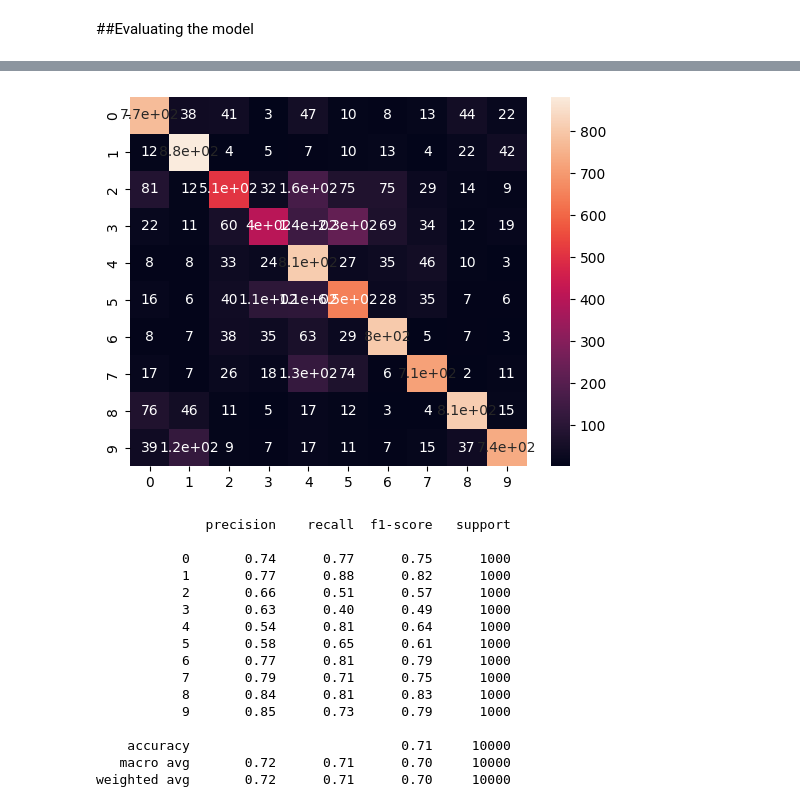
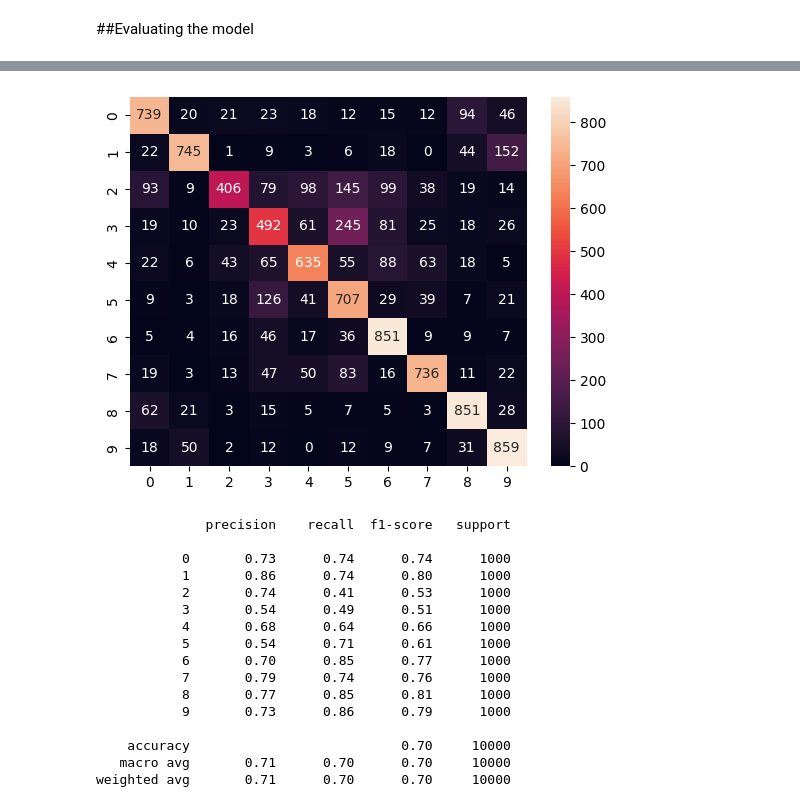
Before and after one commit to nikopedraza/EGCP597-AI-ML-on-Hardware, a Jupyter notebook: ECE_Discussion_497_597.ipynb, the cells around one changed output, grey strips where cells are left out. Cells and saved outputs as stored; diff of their text form; code cells hidden in the pictures.

Commit message:
Updated in discussion class test script with the one supposedly has no easter eggs (for regerence)-Niko

```diff
--- a/ECE_Discussion_497_597.ipynb
+++ b/ECE_Discussion_497_597.ipynb
@@ -72,7 +84,7 @@ To complete the model, you will feed the last output tensor from the convolution
 # %%
 model.add(layers.Flatten())
 model.add(layers.Dense(64, activation='relu'))
-model.add(layers.Dense(10))
+model.add(layers.Dense(10, activation = 'softmax'))
 
 model.summary()
 # %% [output]
@@ -158,26 +193,26 @@ y_pred = np.argmax(model.predict(test_images), axis=-1) #generating class predic
 # %%
 #importing necessary libraries for model evaluation and graphical
-import sklearn
+from sklearn import metrics
 import seaborn as sns
-cm = sklearn.metrics.confusion_matrix(test_labels, y_pred)
-sns.heatmap(cm, annot=True)
+cm = metrics.confusion_matrix(test_labels, y_pred)
+sns.heatmap(cm, annot=True, fmt = 'd')
 plt.show()
-print(sklearn.metrics.classification_report(test_labels, y_pred))
+print(metrics.classification_report(test_labels, y_pred))
 # %% [output]
-[figure, old version]
+[figure, new version]
               precision    recall  f1-score   support
 
-           0       0.74      0.77      0.75      1000
-           1       0.77      0.88      0.82      1000
-           2       0.66      0.51      0.57      1000
-           3       0.63      0.40      0.49      1000
-           4       0.54      0.81      0.64      1000
-           5       0.58      0.65      0.61      1000
-           6       0.77      0.81      0.79      1000
-           7       0.79      0.71      0.75      1000
-           8       0.84      0.81      0.83      1000
-           9       0.85      0.73      0.79      1000
+           0       0.73      0.74      0.74      1000
+           1       0.86      0.74      0.80      1000
+           2       0.74      0.41      0.53      1000
+           3       0.54      0.49      0.51      1000
+           4       0.68      0.64      0.66      1000
+           5       0.54      0.71      0.61      1000
+           6       0.70      0.85      0.77      1000
+           7       0.79      0.74      0.76      1000
+           8       0.77      0.85      0.81      1000
+           9       0.73      0.86      0.79      1000
 
-    accuracy                           0.71     10000
-   macro avg       0.72      0.71      0.70     10000
-weighted avg       0.72      0.71      0.70     10000
+    accuracy                           0.70     10000
+   macro avg       0.71      0.70      0.70     10000
+weighted avg       0.71      0.70      0.70     10000
```
Also changed, not shown: parts of 12 cells of this notebook.
